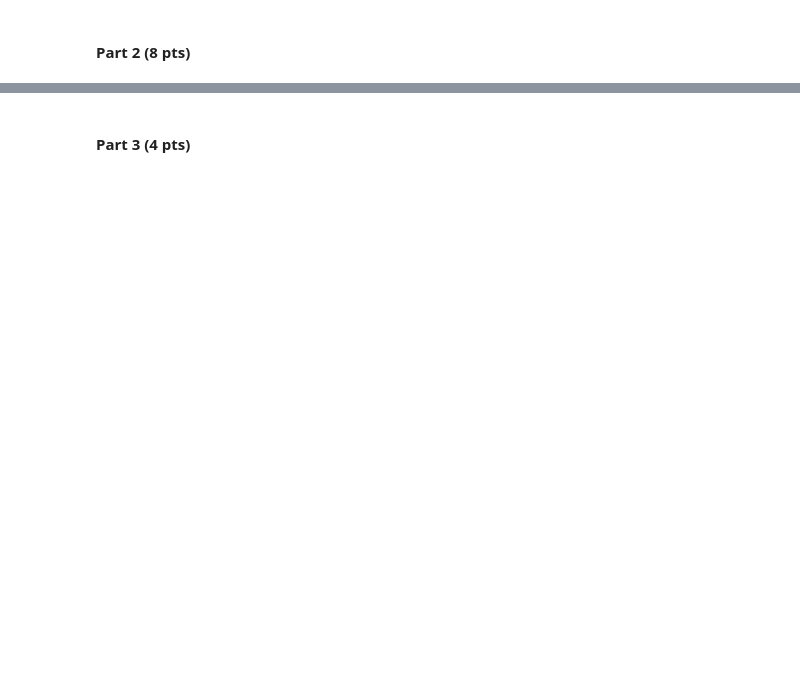
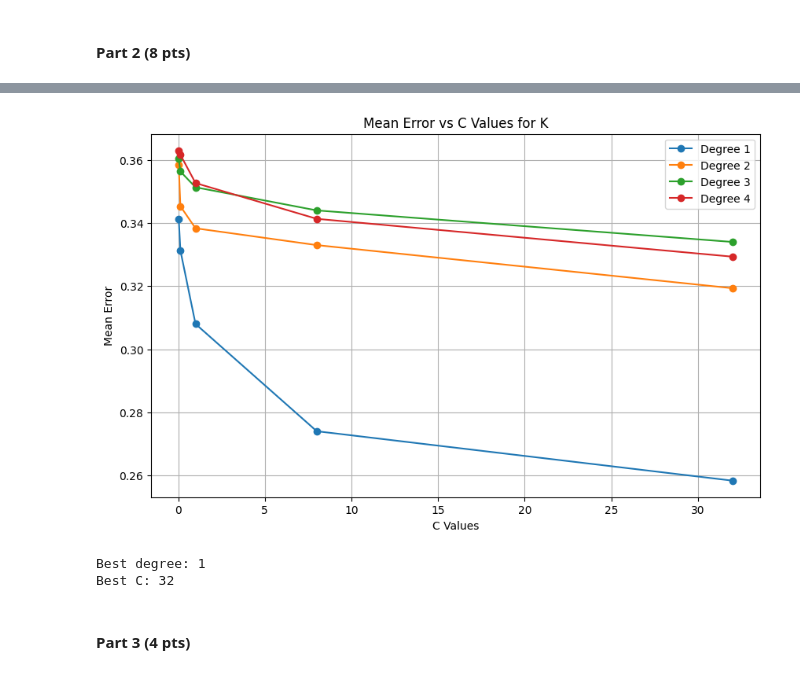
Before and after one commit to jag2k2/ut-stat-ml, a Jupyter notebook: HW3/Homework3Programming.ipynb, the cells around one changed output, grey strips where cells are left out. Saved outputs shown, nothing was run; the diff lists cells and outputs as text; code cells hidden in the pictures; blank space fills up the shorter version.

```diff
--- a/HW3/Homework3Programming.ipynb
+++ b/HW3/Homework3Programming.ipynb
@@ -576,2 +597,30 @@ from sklearn.model_selection import train_test_split
 # %% [markdown]
 #### Part 2 (**8 pts**)
+# %%
+from sklearn.svm import SVC
+from sklearn.metrics import mean_squared_error
+
+kf = KFold(n_splits=10, shuffle=True, random_state=42)
+cv_errors = []
+test_errors = []
+
+C_values = [0.03125, 0.125, 1, 8, 32]
+degrees = [1, 2, 3, 4]
+
+for degree in degrees:
+    cv_errors_degree = []
+    for C in C_values:
+        svm = SVC(kernel='poly', degree=degree, C=C)
+        cv_errors_C = []
+
+        for train_index, val_index in kf.split(x_train):
+            x_train_fold, x_val_fold = x_train[train_index], x_train[val_index]
+            y_train_fold, y_val_fold = y_train[train_index], y_train[val_index]
+            svm.fit(x_train_fold, y_train_fold)
+            y_val_pred = svm.predict(x_val_fold)
+            mse = mean_squared_error(y_val_fold, y_val_pred)
+            cv_errors_C.append(mse)
+        avg_cv_error_C = np.mean(cv_errors_C)
+        print("Degree:", degree, "C:", C, "Mean Error:", avg_cv_error_C)
+        cv_errors_degree.append(avg_cv_error_C)
+    cv_errors.append(cv_errors_degree)
@@ -578,2 +648,44 @@ from sklearn.model_selection import train_test_split
+# %%
+plt.figure(figsize=(10,6))
+plt.plot(C_values, cv_errors[0], marker='o', label="Degree 1")
+plt.plot(C_values, cv_errors[1], marker='o', label="Degree 2")
+plt.plot(C_values, cv_errors[2], marker='o', label="Degree 3")
+plt.plot(C_values, cv_errors[3], marker='o', label="Degree 4")
+plt.legend()
+plt.xlabel('C Values')
+plt.ylabel('Mean Error')
+plt.title('Mean Error vs C Values for K')
+plt.grid()
+plt.show()
+# %% [output]
+[figure, added]
+# %%
+min_error = np.inf
+for i, degree_errors in enumerate(cv_errors):
+    for j, error in enumerate(degree_errors):
+        if error < min_error:
+            min_error = error
+            best_degree = degrees[i]
+            best_C_index = j
+
+best_C = C_values[best_C_index]
+
+print("Best degree:", best_degree)
+print("Best C:", best_C)
+
+test_errors = []
+best_cv_errors = []
+i = 0
+for degree in degrees:
+    svm = SVC(kernel='poly', degree=degree, C=best_C)
+    svm.fit(x_train, y_train)
+    y_test_pred = svm.predict(x_test)
+    test_error = mean_squared_error(y_test, y_test_pred)
+    test_errors.append(test_error)
+    best_cv_errors.append(cv_errors[i][best_C_index])
+    i = i + 1
+# %% [output]
+Best degree: 1
+Best C: 32
 # %% [markdown]
 #### Part 3 (**4 pts**)
```
Also changed, not shown: parts of 3 cells of this notebook.
